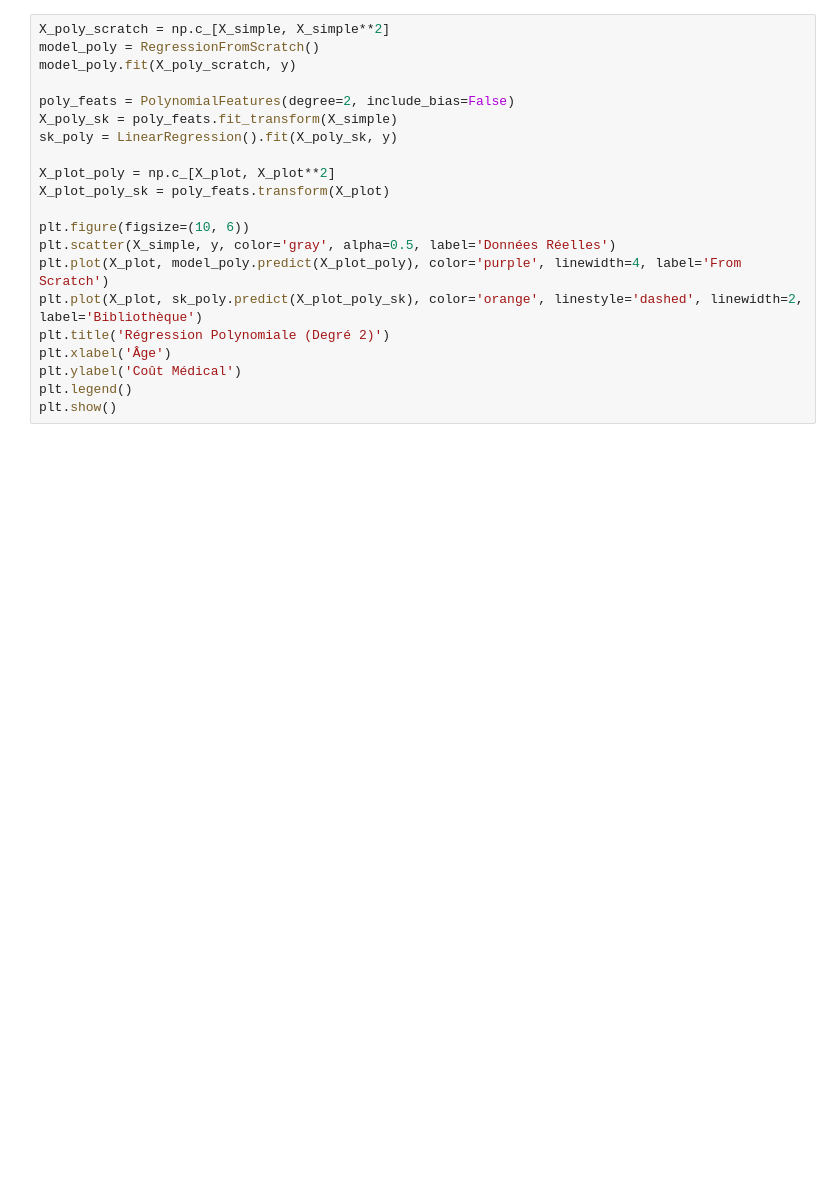
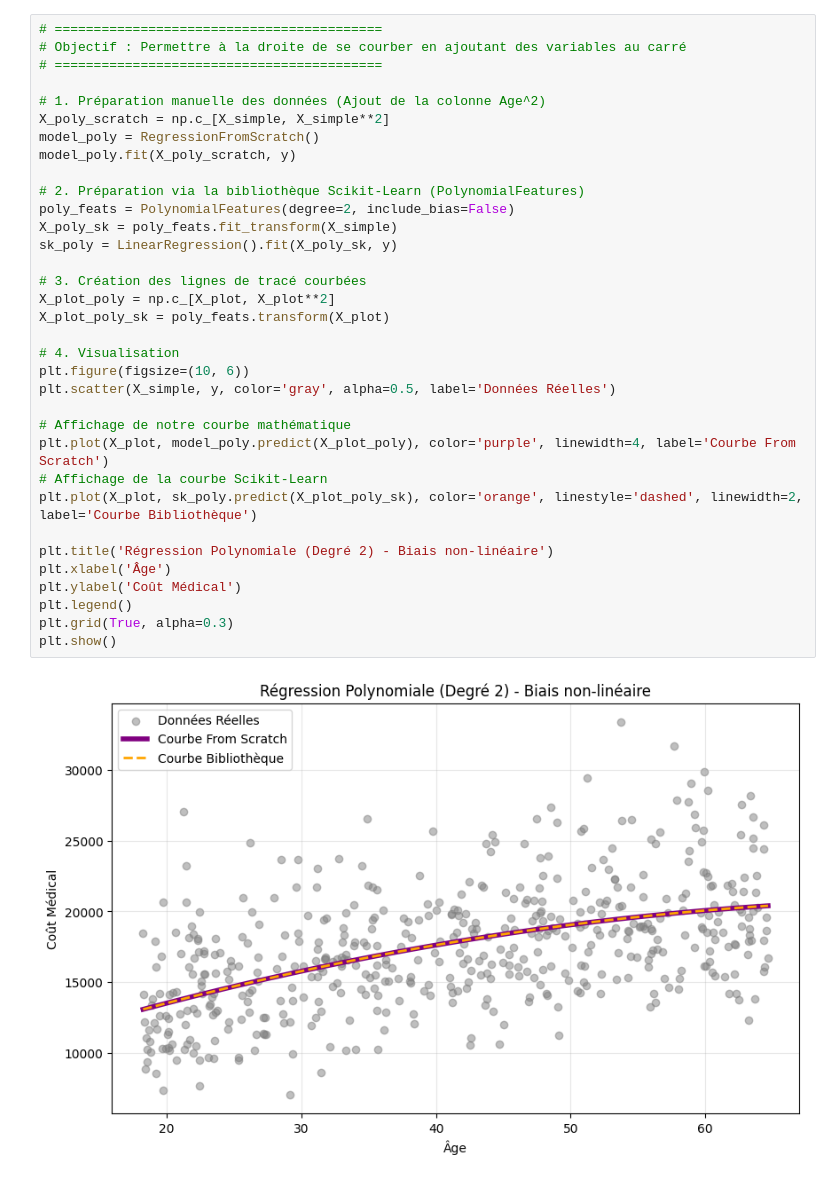
Before and after one commit to MasterGLCC/machine-learning-PunchArm255, a Jupyter notebook: regression_mnassiri.ipynb, the cells around one changed output. Saved outputs shown, nothing was run; the diff lists cells and outputs as text; blank space fills up the shorter version.

```diff
--- a/regression_mnassiri.ipynb
+++ b/regression_mnassiri.ipynb
@@ -76,21 +132,36 @@ plt.show()
 # %%
+# ==========================================
+# Objectif : Permettre à la droite de se courber en ajoutant des variables au carré
+# ==========================================
+
+# 1. Préparation manuelle des données (Ajout de la colonne Age^2)
 X_poly_scratch = np.c_[X_simple, X_simple**2]
 model_poly = RegressionFromScratch()
 model_poly.fit(X_poly_scratch, y)
 
+# 2. Préparation via la bibliothèque Scikit-Learn (PolynomialFeatures)
 poly_feats = PolynomialFeatures(degree=2, include_bias=False)
 X_poly_sk = poly_feats.fit_transform(X_simple)
 sk_poly = LinearRegression().fit(X_poly_sk, y)
 
+# 3. Création des lignes de tracé courbées
 X_plot_poly = np.c_[X_plot, X_plot**2]
 X_plot_poly_sk = poly_feats.transform(X_plot)
 
+# 4. Visualisation
 plt.figure(figsize=(10, 6))
 plt.scatter(X_simple, y, color='gray', alpha=0.5, label='Données Réelles')
-plt.plot(X_plot, model_poly.predict(X_plot_poly), color='purple', linewidth=4, label='From Scratch')
-plt.plot(X_plot, sk_poly.predict(X_plot_poly_sk), color='orange', linestyle='dashed', linewidth=2, label='Bibliothèque')
-plt.title('Régression Polynomiale (Degré 2)')
+
+# Affichage de notre courbe mathématique
+plt.plot(X_plot, model_poly.predict(X_plot_poly), color='purple', linewidth=4, label='Courbe From Scratch')
+# Affichage de la courbe Scikit-Learn
+plt.plot(X_plot, sk_poly.predict(X_plot_poly_sk), color='orange', linestyle='dashed', linewidth=2, label='Courbe Bibliothèque')
+
+plt.title('Régression Polynomiale (Degré 2) - Biais non-linéaire')
 plt.xlabel('Âge')
 plt.ylabel('Coût Médical')
 plt.legend()
+plt.grid(True, alpha=0.3)
 plt.show()
+# %% [output]
+[figure, added]
```
Also changed, not shown: parts of 17 cells of this notebook.
